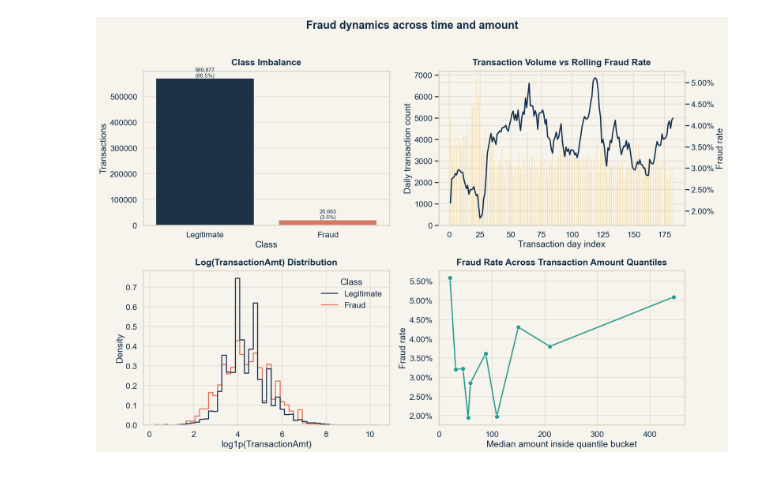
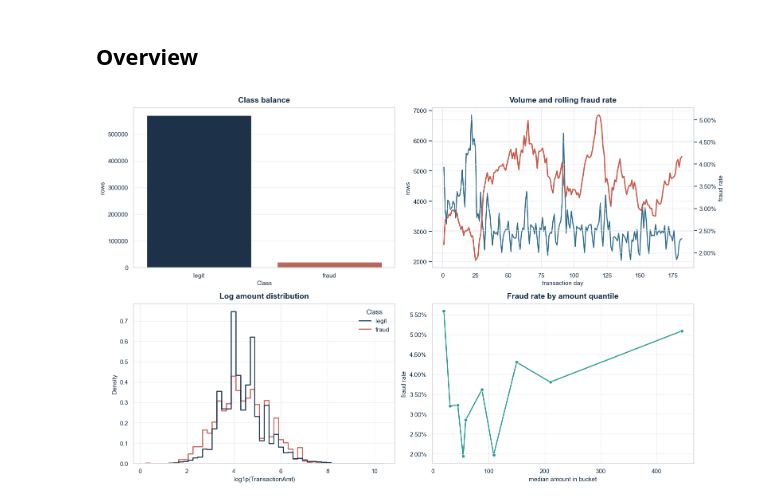
Before and after one commit to zzczdhc/ieee-fraud-detection-project, a Jupyter notebook: notebooks/01_eda.ipynb, the cells around one changed output. Saved outputs shown, nothing was run; the diff lists cells and outputs as text; code cells hidden in the pictures.

Commit message:
simplify notebook style and metrics

```diff
--- a/notebooks/01_eda.ipynb
+++ b/notebooks/01_eda.ipynb
@@ -19,7 +12,7 @@ import pandas as pd
 import seaborn as sns
 import matplotlib.pyplot as plt
 from matplotlib.ticker import PercentFormatter
-from IPython.display import HTML, display
+from IPython.display import display
 
 PROJECT_ROOT = Path.cwd()
 if not (PROJECT_ROOT / "src").exists():
@@ -32,11 +25,9 @@ from src.fraud_detection.eda import (
     PLOT_COLORS,
     add_transaction_time_features,
     category_risk_table,
-    classify_drift_level,
     compute_family_missingness,
     compute_psi_table,
     merge_identity_features,
-    metric_cards_html,
     missingness_signal_table,
     quantile_fraud_table,
     reduce_memory_usage,
@@ -47,10 +38,10 @@ from src.fraud_detection.eda import (
 warnings.filterwarnings("ignore")
 set_plot_theme()
 pd.set_option("display.max_columns", 120)
-sns.set_context("talk")
+pd.set_option("display.float_format", "{:,.4f}".format)
 
 DATA_DIR = PROJECT_ROOT / "data" / "raw"
-MAX_ROWS = None  # set to a smaller value like 200_000 for faster iteration
+MAX_ROWS = None
 IDENTITY_FEATURES = ["DeviceType", "DeviceInfo", "id_30", "id_31", "id_33"]
 DRIFT_COLUMNS = [
     "TransactionID",
@@ -265,3 +165,5 @@ A strong EDA should show more than class imbalance. We also want to see whether
+# %% [markdown]
+## Overview
 # %%
 daily_profile = (
     train_core.groupby("TransactionDay", observed=False)
@@ -277,95 +179,65 @@ amount_profile = quantile_fraud_table(
 )
 
 amount_plot = train_core[["TransactionAmt", "isFraud"]].copy()
-amount_plot["Class"] = amount_plot["isFraud"].map({0: "Legitimate", 1: "Fraud"})
+amount_plot["Class"] = amount_plot["isFraud"].map({0: "legit", 1: "fraud"})
 amount_plot["LogTransactionAmt"] = np.log1p(amount_plot["TransactionAmt"])
 amount_plot = amount_plot.sample(min(len(amount_plot), 200_000), random_state=42)
 
 class_counts = (
     train_core["isFraud"]
-    .map({0: "Legitimate", 1: "Fraud"})
+    .map({0: "legit", 1: "fraud"})
     .value_counts()
     .rename_axis("Class")
     .reset_index(name="count")
 )
 
-fig, axes = plt.subplots(2, 2, figsize=(18, 12))
+fig, axes = plt.subplots(2, 2, figsize=(16, 10))
 
-sns.barplot(
-    data=class_counts,
-    x="Class",
-    y="count",
-    palette=[PLOT_COLORS["navy"], PLOT_COLORS["coral"]],
-    ax=axes[0, 0],
-)
-axes[0, 0].set_title("Class Imbalance")
-axes[0, 0].set_ylabel("Transactions")
-for patch, (_, row) in zip(axes[0, 0].patches, class_counts.iterrows()):
-    rate = row["count"] / class_counts["count"].sum()
-    axes[0, 0].text(
-        patch.get_x() + patch.get_width() / 2,
-        patch.get_height(),
-        f"{int(row['count']):,}\n({rate:.1%})",
-        ha="center",
-        va="bottom",
-        fontsize=11,
-    )
+sns.barplot(data=class_counts, x="Class", y="count", palette=[PLOT_COLORS["navy"], PLOT_COLORS["coral"]], ax=axes[0, 0])
+axes[0, 0].set_title("Class balance")
+axes[0, 0].set_ylabel("rows")
 
 volume_ax = axes[0, 1]
 risk_ax = volume_ax.twinx()
-volume_ax.bar(
-    daily_profile["TransactionDay"],
-    daily_profile["transaction_count"],
-    color=PLOT_COLORS["gold"],
-    alpha=0.55,
-    label="Daily volume",
-)
-risk_ax.plot(
-    daily_profile["TransactionDay"],
-    daily_profile["fraud_rate_7d"],
-    color=PLOT_COLORS["navy"],
-    linewidth=2.5,
-    label="7-day fraud rate",
-)
-volume_ax.set_title("Transaction Volume vs Rolling Fraud Rate")
-volume_ax.set_xlabel("Transaction day index")
-volume_ax.set_ylabel("Daily transaction count")
-risk_ax.set_ylabel("Fraud rate")
+volume_ax.plot(daily_profile["TransactionDay"], daily_profile["transaction_count"], color=PLOT_COLORS["blue"], linewidth=1.8)
+risk_ax.plot(daily_profile["TransactionDay"], daily_profile["fraud_rate_7d"], color=PLOT_COLORS["coral"], linewidth=2.2)
+volume_ax.set_title("Volume and rolling fraud rate")
+volume_ax.set_xlabel("transaction day")
+volume_ax.set_ylabel("rows")
+risk_ax.set_ylabel("fraud rate")
 risk_ax.yaxis.set_major_formatter(PercentFormatter(1))
 
 sns.histplot(
     data=amount_plot,
     x="LogTransactionAmt",
     hue="Class",
     bins=50,
     stat="density",
     common_norm=False,
     element="step",
     fill=False,
-    linewidth=2,
+    linewidth=1.8,
     palette=[PLOT_COLORS["navy"], PLOT_COLORS["coral"]],
     ax=axes[1, 0],
 )
-axes[1, 0].set_title("Log(TransactionAmt) Distribution")
+axes[1, 0].set_title("Log amount distribution")
 axes[1, 0].set_xlabel("log1p(TransactionAmt)")
-axes[1, 0].set_ylabel("Density")
 
 sns.lineplot(
     data=amount_profile,
     x="median_value",
     y="fraud_rate",
     marker="o",
-    linewidth=2.5,
+    linewidth=2,
     color=PLOT_COLORS["teal"],
     ax=axes[1, 1],
 )
-axes[1, 1].set_title("Fraud Rate Across Transaction Amount Quantiles")
-axes[1, 1].set_xlabel("Median amount inside quantile bucket")
-axes[1, 1].set_ylabel("Fraud rate")
+axes[1, 1].set_title("Fraud rate by amount quantile")
+axes[1, 1].set_xlabel("median amount in bucket")
+axes[1, 1].set_ylabel("fraud rate")
 axes[1, 1].yaxis.set_major_formatter(PercentFormatter(1))
 
-plt.suptitle("Fraud dynamics across time and amount", fontsize=22, fontweight="bold", y=1.02)
 plt.tight_layout()
 plt.show()
 # %% [output]
-[figure, old version]
+[figure, new version]
```
Also changed, not shown: parts of 16 cells of this notebook, 5 other files.
